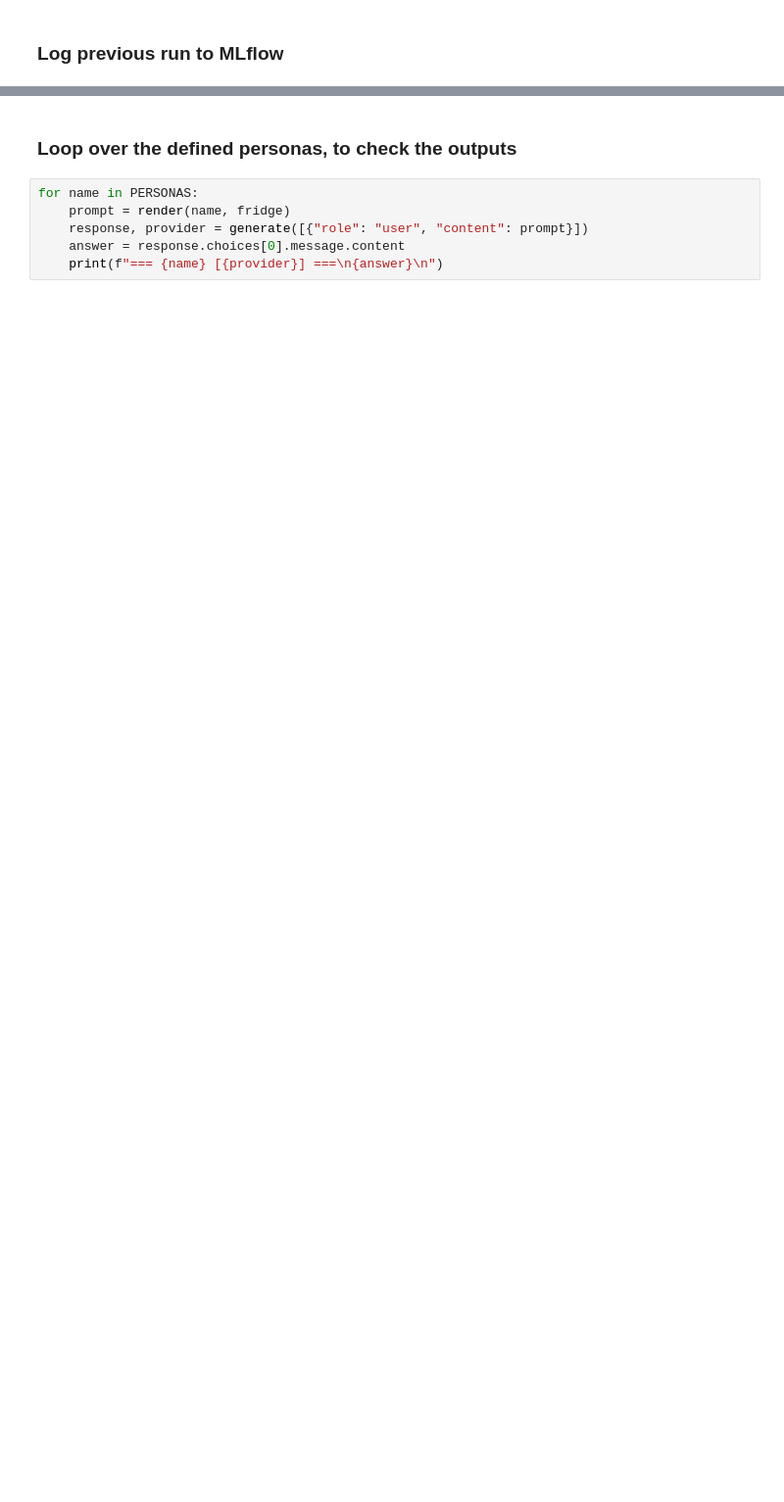
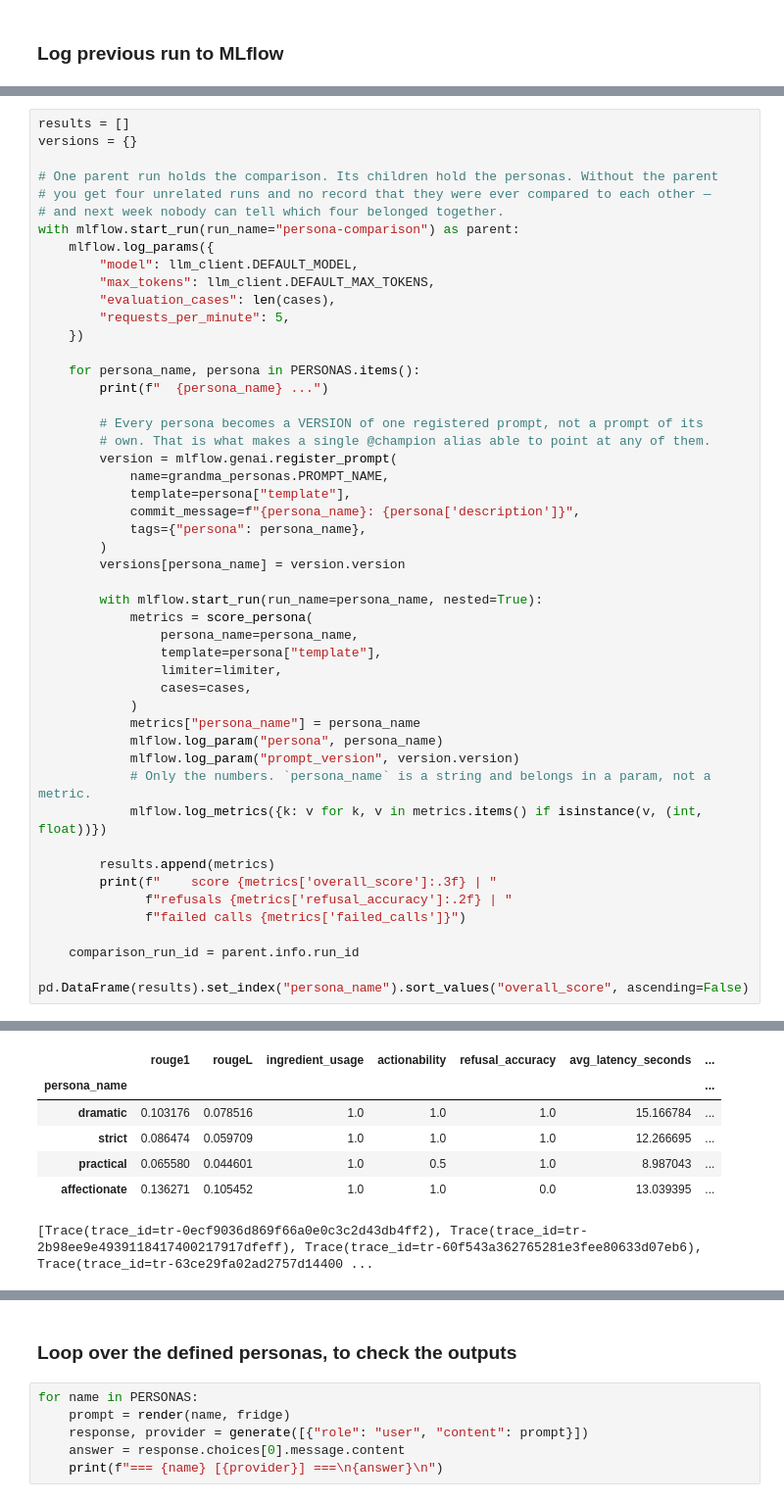
Before and after one commit to CFB996/grandma-fridge, a Jupyter notebook: notebooks/grandma_prototyping.ipynb, the cells around one changed output, grey strips where cells are left out. Shown at 98% size. Cells and saved outputs as stored; diff of their text form; blank space fills up the shorter version.

Commit message:
Update the notebook: notebooks/grandma_prototyping.ipynb

```diff
--- a/notebooks/grandma_prototyping.ipynb
+++ b/notebooks/grandma_prototyping.ipynb
@@ -62,0 +206,50 @@ with mlflow.start_run(run_name="affectionate-manual-test"):
+# %%
+results = []
+versions = {}
+
+# One parent run holds the comparison. Its children hold the personas. Without the parent
+# you get four unrelated runs and no record that they were ever compared to each other —
+# and next week nobody can tell which four belonged together.
+with mlflow.start_run(run_name="persona-comparison") as parent:
+    mlflow.log_params({
+        "model": llm_client.DEFAULT_MODEL,
+        "max_tokens": llm_client.DEFAULT_MAX_TOKENS,
+        "evaluation_cases": len(cases),
+        "requests_per_minute": 5,
+    })
+
+    for persona_name, persona in PERSONAS.items():
+        print(f"  {persona_name} ...")
+
+        # Every persona becomes a VERSION of one registered prompt, not a prompt of its
+        # own. That is what makes a single @champion alias able to point at any of them.
+        version = mlflow.genai.register_prompt(
+            name=grandma_personas.PROMPT_NAME,
+            template=persona["template"],
+            commit_message=f"{persona_name}: {persona['description']}",
+            tags={"persona": persona_name},
+        )
+        versions[persona_name] = version.version
+
+        with mlflow.start_run(run_name=persona_name, nested=True):
+            metrics = score_persona(
+                persona_name=persona_name,
+                template=persona["template"],
+                limiter=limiter,
+                cases=cases,
+            )
+            metrics["persona_name"] = persona_name
+            mlflow.log_param("persona", persona_name)
+            mlflow.log_param("prompt_version", version.version)
+            # Only the numbers. `persona_name` is a string and belongs in a param, not a metric.
+            mlflow.log_metrics({k: v for k, v in metrics.items() if isinstance(v, (int, float))})
+
+        results.append(metrics)
+        print(f"    score {metrics['overall_score']:.3f} | "
+              f"refusals {metrics['refusal_accuracy']:.2f} | "
+              f"failed calls {metrics['failed_calls']}")
+
+    comparison_run_id = parent.info.run_id
+
+pd.DataFrame(results).set_index("persona_name").sort_values("overall_score", ascending=False)
+# %% [output]
@@ -62,0 +294,7 @@ with mlflow.start_run(run_name="affectionate-manual-test"):
+|  | rouge1 | rougeL | ingredient_usage | actionability | refusal_accuracy | avg_latency_seconds | ... |
+| persona_name |  |  |  |  |  |  | ... |
+| dramatic | 0.103176 | 0.078516 | 1.0 | 1.0 | 1.0 | 15.166784 | ... |
+| strict | 0.086474 | 0.059709 | 1.0 | 1.0 | 1.0 | 12.266695 | ... |
+| practical | 0.065580 | 0.044601 | 1.0 | 0.5 | 1.0 | 8.987043 | ... |
+| affectionate | 0.136271 | 0.105452 | 1.0 | 1.0 | 0.0 | 13.039395 | ... |
+[Trace(trace_id=tr-0ecf9036d869f66a0e0c3c2d43db4ff2), Trace(trace_id=tr-2b98ee9e4939118417400217917dfeff), Trace(trace_id=tr-60f543a362765281e3fee80633d07eb6), Trace(trace_id=tr-63ce29fa02ad2757d14400 ...
```
Also changed, not shown: parts of 23 cells of this notebook.
